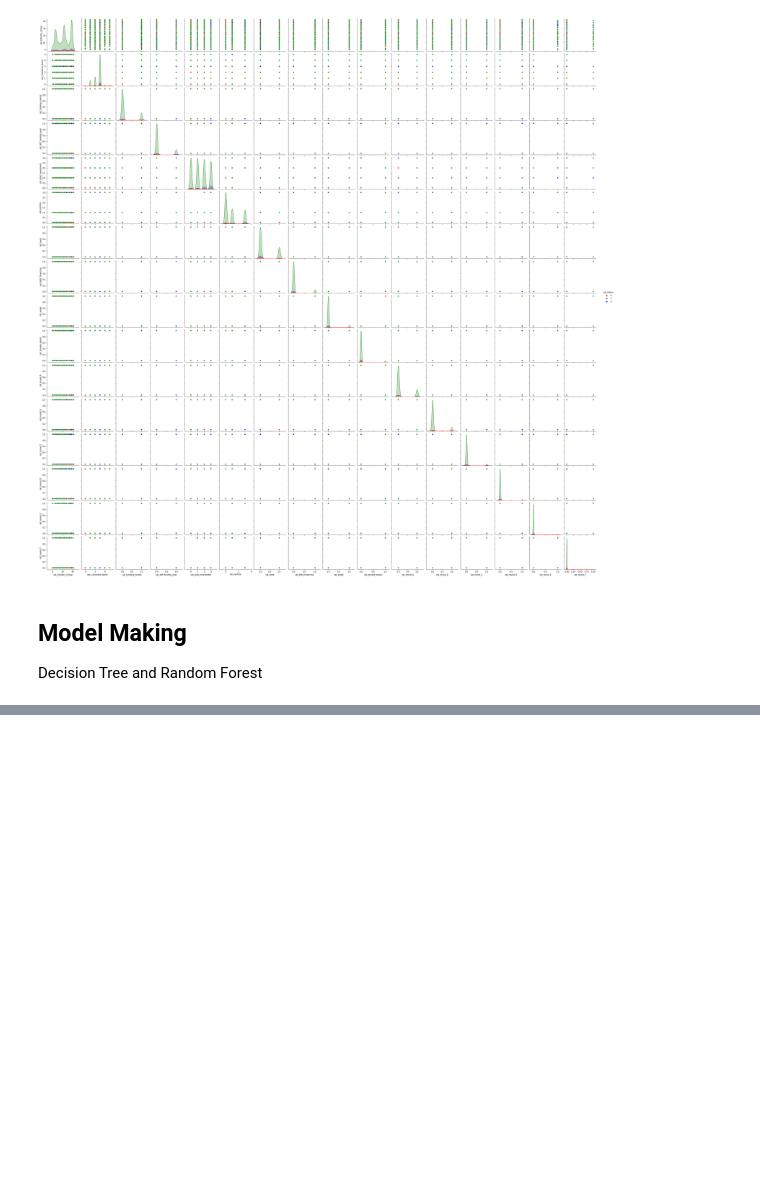
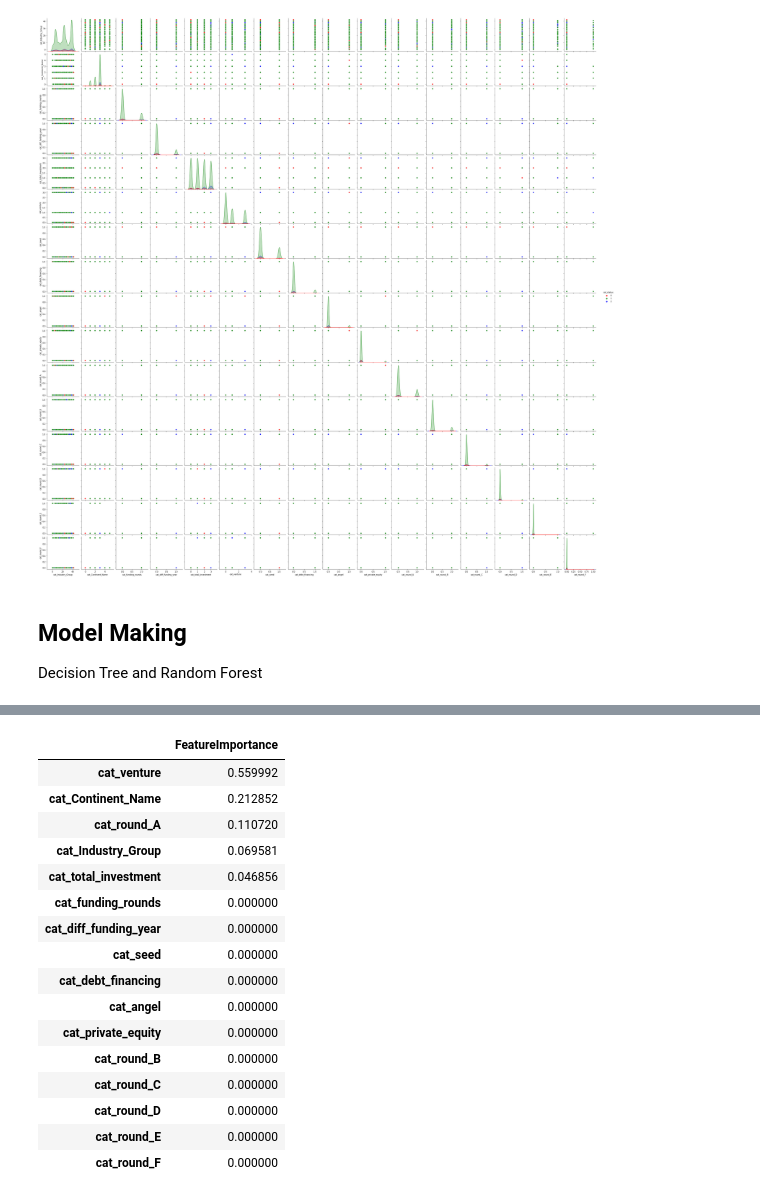
Before and after one commit to Pball01/Startup-Succes-Rate, a Jupyter notebook: Startup_Project.ipynb, the cells around one changed output, grey strips where cells are left out. Drawn from its saved outputs; the diff is of its cells as text; code cells hidden in the pictures; blank space fills up the shorter version.

```diff
--- a/Startup_Project.ipynb
+++ b/Startup_Project.ipynb
@@ -1492,0 +1571,7 @@ print('Testing Set Evaluation F1-Score=>',f1_score(Y_test,dt_pred_test))
+# %%
+#Calculating feature importance
+feat_importance = clf_pruned.tree_.compute_feature_importances(normalize=False)
+feat_imp_dict = dict(zip(feature_cols, clf_pruned.feature_importances_))
+feat_imp = pd.DataFrame.from_dict(feat_imp_dict, orient='index')
+feat_imp.rename(columns = {0:'FeatureImportance'}, inplace = True)
+feat_imp.sort_values(by=['FeatureImportance'], ascending=False).head()#top 5 feature impacting decision tree split
@@ -1492,0 +1585,20 @@ print('Testing Set Evaluation F1-Score=>',f1_score(Y_test,dt_pred_test))
+# %%
+feat_imp.sort_values(by=['FeatureImportance'], ascending=False)
+# %% [output]
+|  | FeatureImportance |
+| cat_venture | 0.559992 |
+| cat_Continent_Name | 0.212852 |
+| cat_round_A | 0.110720 |
+| cat_Industry_Group | 0.069581 |
+| cat_total_investment | 0.046856 |
+| cat_funding_rounds | 0.000000 |
+| cat_diff_funding_year | 0.000000 |
+| cat_seed | 0.000000 |
+| cat_debt_financing | 0.000000 |
+| cat_angel | 0.000000 |
+| cat_private_equity | 0.000000 |
+| cat_round_B | 0.000000 |
+| cat_round_C | 0.000000 |
+| cat_round_D | 0.000000 |
+| cat_round_E | 0.000000 |
+| cat_round_F | 0.000000 |
```
Also changed, not shown: parts of 67 cells of this notebook.
